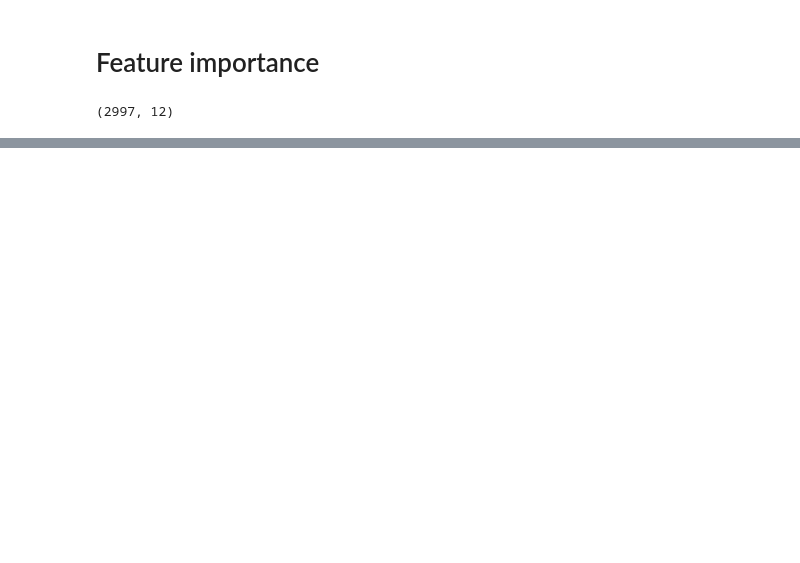
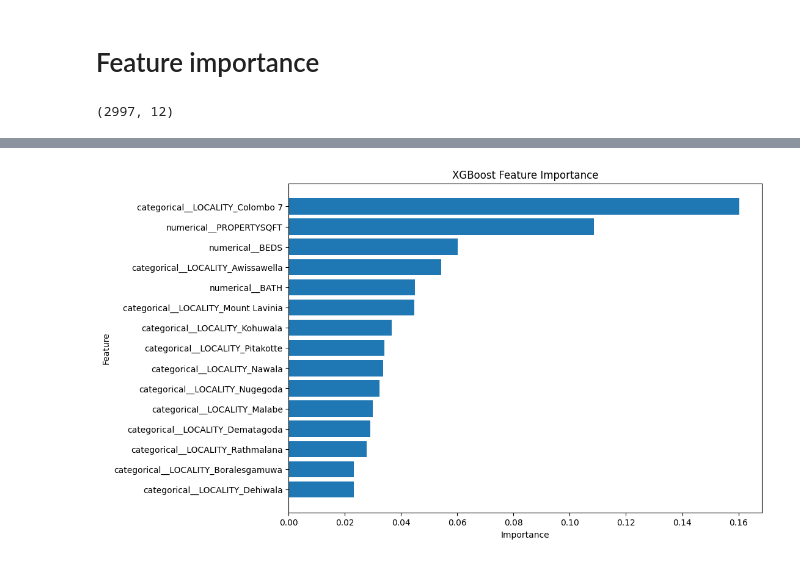
Before and after one commit to DhaneeraDulvanya/Sri-Lankan-Land-Price-Prediction-and-Real-Estate-Market-Analysis-System, a Jupyter notebook: notebooks/06_model_explainability.ipynb, the cells around one changed output, grey strips where cells are left out. Drawn from its saved outputs; the diff is of its cells as text; code cells hidden in the pictures; blank space fills up the shorter version.

Commit message:
plot feature importnace

```diff
--- a/notebooks/06_model_explainability.ipynb
+++ b/notebooks/06_model_explainability.ipynb
@@ -93,0 +139,2 @@ preprocessor = ColumnTransformer(
+# %%
+trained_xgb = final_pipeline.named_steps["model"]
@@ -93,0 +145,22 @@ preprocessor = ColumnTransformer(
+# %%
+feature_names = (
+    fitted_preprocessor
+    .get_feature_names_out()
+)
+# %%
+importance = trained_xgb.feature_importances_
+# %%
+feature_importance = pd.DataFrame({
+    "Feature": feature_names,
+    "Importance": importance
+})
+
+feature_importance = (
+    feature_importance
+    .sort_values(
+        "Importance",
+        ascending=False
+    )
+)
+
+feature_importance.head(20)
@@ -93,0 +185,23 @@ preprocessor = ColumnTransformer(
+# %%
+# plot feature importance
+
+top_features = feature_importance.head(15)
+
+plt.figure(figsize=(10, 7))
+
+plt.barh(
+    top_features["Feature"],
+    top_features["Importance"]
+)
+
+plt.xlabel("Importance")
+plt.ylabel("Feature")
+plt.title(
+    "XGBoost Feature Importance"
+)
+
+plt.gca().invert_yaxis()
+
+plt.show()
+# %% [output]
+[figure, added]
```
Also changed, not shown: parts of 6 cells of this notebook.
